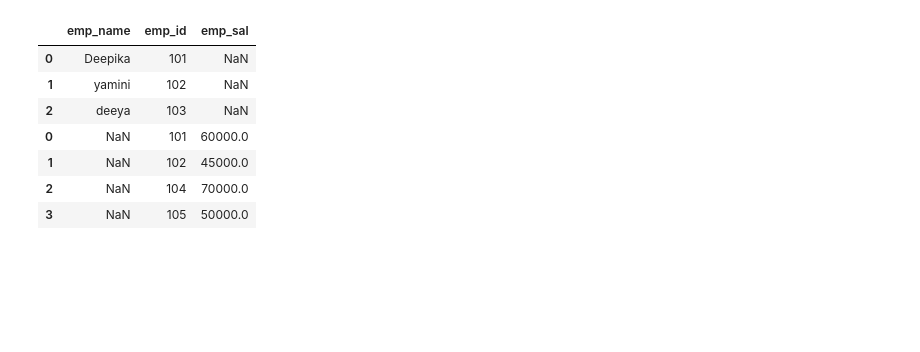
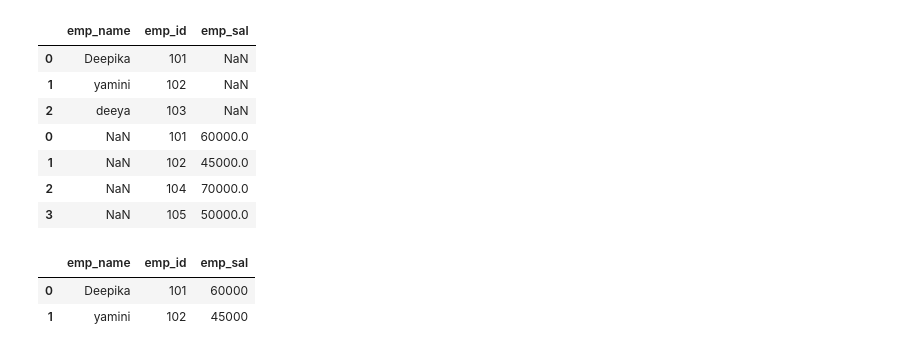
Before and after one commit to dpkasahu/numpy, a Jupyter notebook: join.ipynb, the cells around one changed output. Drawn from its saved outputs; the diff is of its cells as text; code cells hidden in the pictures; blank space fills up the shorter version.

```diff
--- a/join.ipynb
+++ b/join.ipynb
@@ -17,3 +17,11 @@ pd.concat([employee,salary])
 | 1 | NaN | 102 | 45000.0 |
 | 2 | NaN | 104 | 70000.0 |
 | 3 | NaN | 105 | 50000.0 |
+# %%
+#inner #outer #left #right
+pd.merge(employee,salary,how='inner',on='emp_id')
+#only will give common rows
+# %% [output]
+|  | emp_name | emp_id | emp_sal |
+| 0 | Deepika | 101 | 60000 |
+| 1 | yamini | 102 | 45000 |
```
Also changed, not shown: parts of 3 cells of this notebook.
